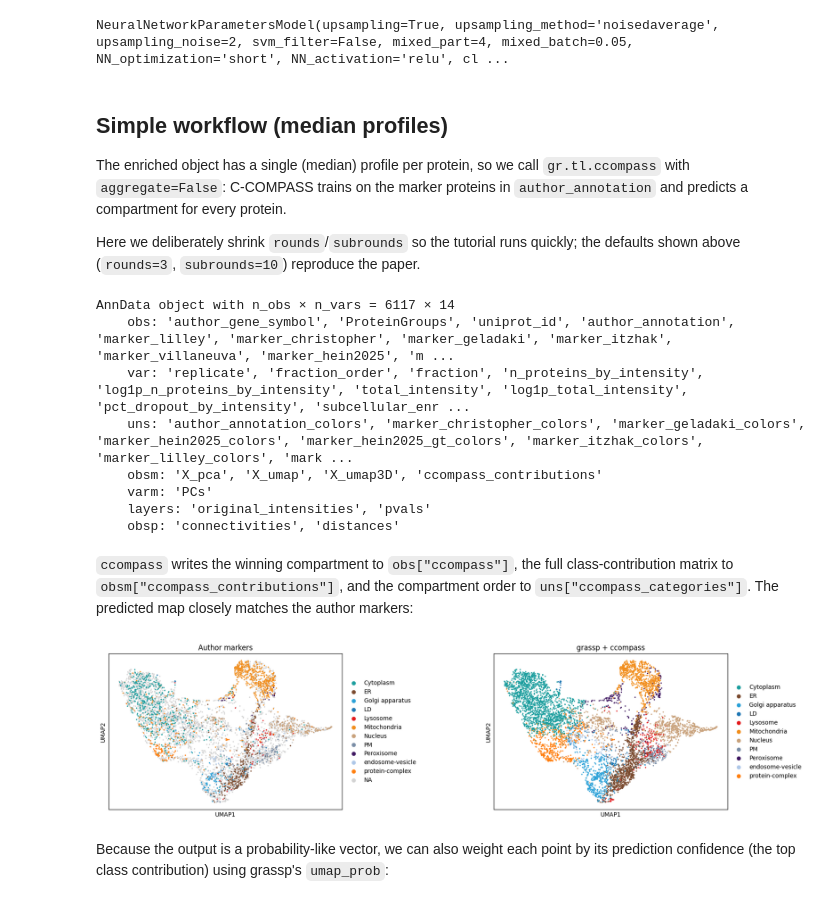
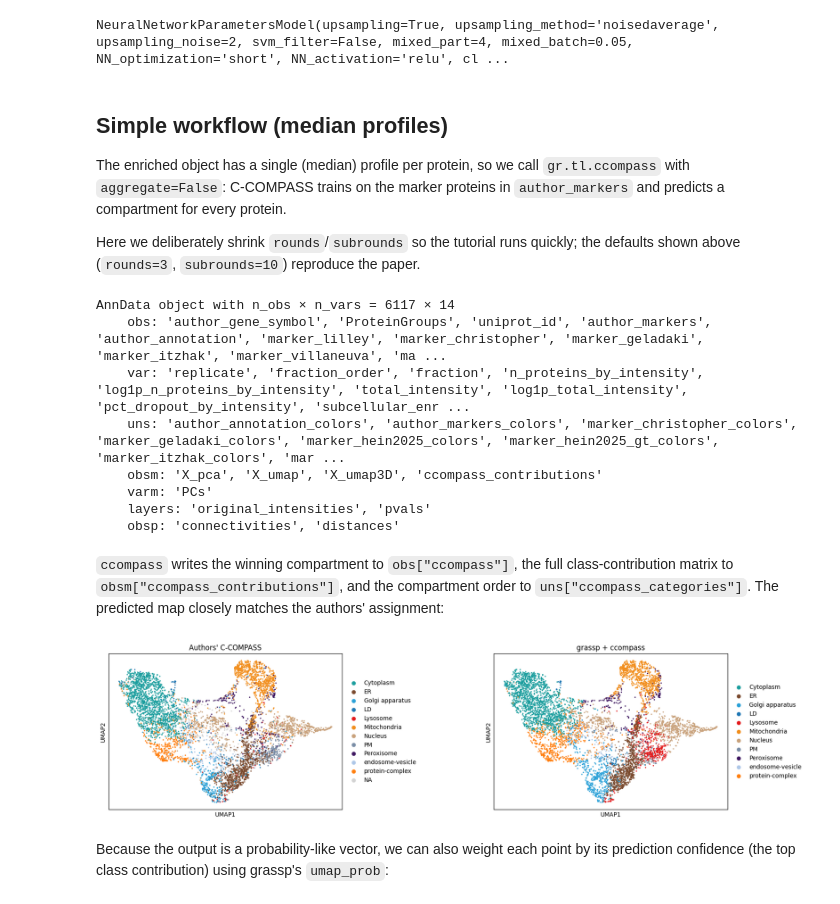
Before and after one commit to czbiohub-sf/grassp, a Jupyter notebook: docs/source/tutorials/notebooks/ccompass_tutorial.ipynb, the cells around one changed output. Saved outputs shown, nothing was run; the diff lists cells and outputs as text; code cells hidden in the pictures.

```diff
--- a/docs/source/tutorials/notebooks/ccompass_tutorial.ipynb
+++ b/docs/source/tutorials/notebooks/ccompass_tutorial.ipynb
@@ -68,20 +70,20 @@ NeuralNetworkParametersModel(upsampling=True, upsampling_method='noisedaverage',
 ## Simple workflow (median profiles)
 
 The enriched object has a single (median) profile per protein, so we call `gr.tl.ccompass`
-with `aggregate=False`: C-COMPASS trains on the marker proteins in `author_annotation` and
+with `aggregate=False`: C-COMPASS trains on the marker proteins in `author_markers` and
 predicts a compartment for every protein.
 
 Here we deliberately shrink `rounds`/`subrounds` so the tutorial runs quickly; the defaults
 shown above (`rounds=3`, `subrounds=10`) reproduce the paper.
 # %%
 fast = {"rounds": 1, "subrounds": 5}
-gr.tl.ccompass(adata, marker_key="author_annotation", aggregate=False, nn_params=fast)
+gr.tl.ccompass(adata, marker_key="author_markers", aggregate=False, nn_params=fast)
 adata
 # %% [output]
 AnnData object with n_obs × n_vars = 6117 × 14
-    obs: 'author_gene_symbol', 'ProteinGroups', 'uniprot_id', 'author_annotation', 'marker_lilley', 'marker_christopher', 'marker_geladaki', 'marker_itzhak', 'marker_villaneuva', 'marker_hein2025', 'm ...
+    obs: 'author_gene_symbol', 'ProteinGroups', 'uniprot_id', 'author_markers', 'author_annotation', 'marker_lilley', 'marker_christopher', 'marker_geladaki', 'marker_itzhak', 'marker_villaneuva', 'ma ...
     var: 'replicate', 'fraction_order', 'fraction', 'n_proteins_by_intensity', 'log1p_n_proteins_by_intensity', 'total_intensity', 'log1p_total_intensity', 'pct_dropout_by_intensity', 'subcellular_enr ...
-    uns: 'author_annotation_colors', 'marker_christopher_colors', 'marker_geladaki_colors', 'marker_hein2025_colors', 'marker_hein2025_gt_colors', 'marker_itzhak_colors', 'marker_lilley_colors', 'mark ...
+    uns: 'author_annotation_colors', 'author_markers_colors', 'marker_christopher_colors', 'marker_geladaki_colors', 'marker_hein2025_colors', 'marker_hein2025_gt_colors', 'marker_itzhak_colors', 'mar ...
     obsm: 'X_pca', 'X_umap', 'X_umap3D', 'ccompass_contributions'
     varm: 'PCs'
     layers: 'original_intensities', 'pvals'
@@ -89,16 +91,16 @@ AnnData object with n_obs × n_vars = 6117 × 14
 # %% [markdown]
 `ccompass` writes the winning compartment to `obs["ccompass"]`, the full
 class-contribution matrix to `obsm["ccompass_contributions"]`, and the compartment order to
-`uns["ccompass_categories"]`. The predicted map closely matches the author markers:
+`uns["ccompass_categories"]`. The predicted map closely matches the authors' assignment:
 # %%
 sc.pl.umap(
     adata,
     color=["author_annotation", "ccompass"],
-    title=["Author markers", "grassp + ccompass"],
+    title=["Authors' C-COMPASS", "grassp + ccompass"],
     wspace=0.5,
 )
 # %% [output]
-[figure, old version]
+[figure, new version]
 # %% [markdown]
 Because the output is a probability-like vector, we can also weight each point by its
 prediction confidence (the top class contribution) using grassp's `umap_prob`:
```
Also changed, not shown: parts of 14 cells of this notebook.
